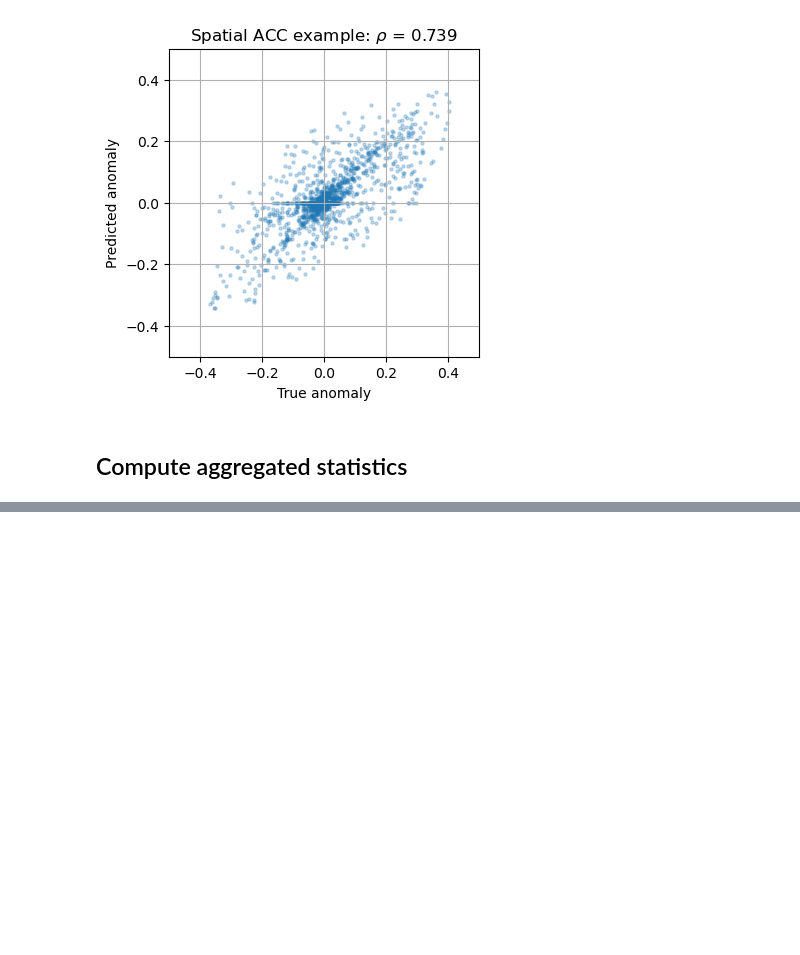
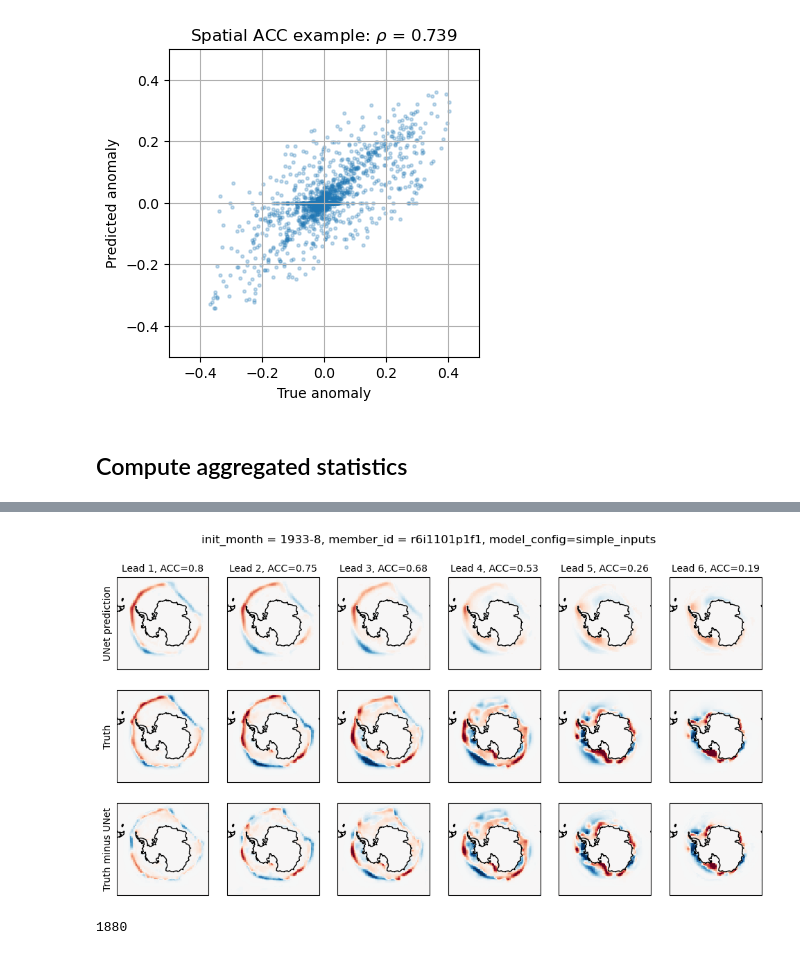
Before and after one commit to ychnli/sicpred, a Jupyter notebook: figures.ipynb, the cells around one changed output, grey strips where cells are left out. Cells and saved outputs as stored; diff of their text form; code cells hidden in the pictures; blank space fills up the shorter version.

```diff
--- a/figures.ipynb
+++ b/figures.ipynb
@@ -365,0 +376,58 @@ plt.savefig("figures/cesm/simple_vs_more-inputs_ACC.jpg", dpi=300, bbox_inches='
+# %%
+import cartopy.crs as ccrs
+
+start_prediction_month = 998-6
+member_id = 1
+
+lon = reference_grid.lon.data
+lat = reference_grid.lat.data
+
+fig, axs = plt.subplots(figsize=(12,6), nrows=3, ncols=6,
+                        sharex=True, sharey=True,
+                        subplot_kw={'projection': ccrs.SouthPolarStereo()})
+contour_colors = np.arange(-0.4, 0.45, 0.05)
+
+for i in range(6):
+    pred_data = predictions1_anom.isel(start_prediction_month=start_prediction_month, member_id=member_id, lead_time=i)
+    target_data = targets.isel(start_prediction_month=start_prediction_month, member_id=member_id, lead_time=i)
+
+    axs[0,i].pcolormesh(lon, lat,
+                    pred_data,
+                    transform=ccrs.PlateCarree(),
+                    cmap='RdBu_r', vmin=-0.4, vmax=0.4)
+
+    axs[1,i].pcolormesh(lon, lat,
+                    target_data,
+                    transform=ccrs.PlateCarree(),
+                    cmap='RdBu_r', vmin=-0.4, vmax=0.4)
+
+    axs[2,i].pcolormesh(lon, lat,
+                    target_data - pred_data,
+                    transform=ccrs.PlateCarree(),
+                    cmap='RdBu_r', vmin=-0.4, vmax=0.4)
+
+    for j in range(3):
+        axs[j,i].coastlines()
+        axs[j,i].set_yticks([])
+
+    corr = np.corrcoef(pred_data.values.flatten(), target_data.values.flatten())[0,1]
+    axs[1,i].set_xticks([])
+    axs[0,i].set_yticks([])
+    axs[1,i].set_yticks([])
+    axs[0,i].set_title(f"Lead {i+1}, ACC={np.round(corr,2)}", fontsize=10)
+
+axs[0,0].set_ylabel("UNet prediction")
+axs[1,0].set_ylabel("Truth")
+axs[2,0].set_ylabel("Truth minus UNet")
+
+init_month = pd.Timestamp(predictions2_anom.start_prediction_month[start_prediction_month - 1].values)
+actual_member_id = predictions2_anom.member_id[member_id].values
+plt.suptitle(f"init_month = {init_month.year}-{init_month.month}, member_id = {actual_member_id}, model_config=simple_inputs")
+
+plt.savefig("figures/cesm/initial_experiment/simple_inputs_example2.jpg", dpi=300, bbox_inches='tight')
+# %% [output]
+[figure, added]
+# %%
+pd.Timestamp(init_month.values).year
+# %% [output]
+1880
```
Also changed, not shown: parts of 9 cells of this notebook.
